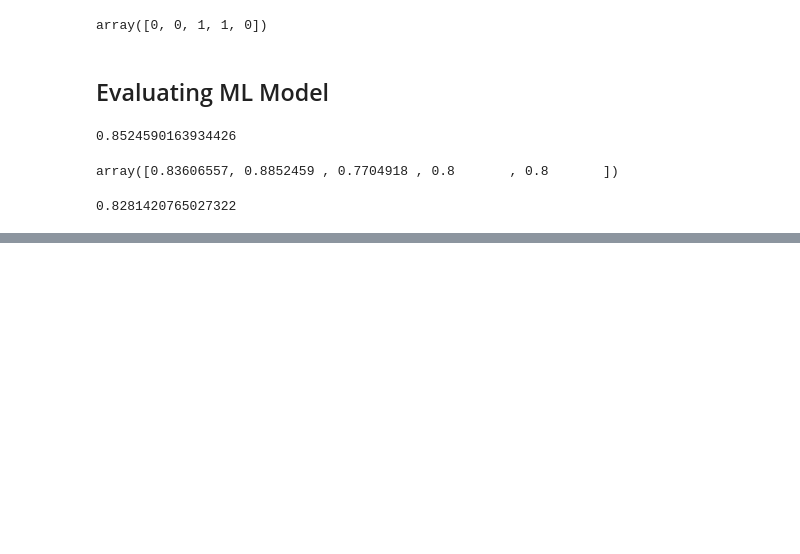
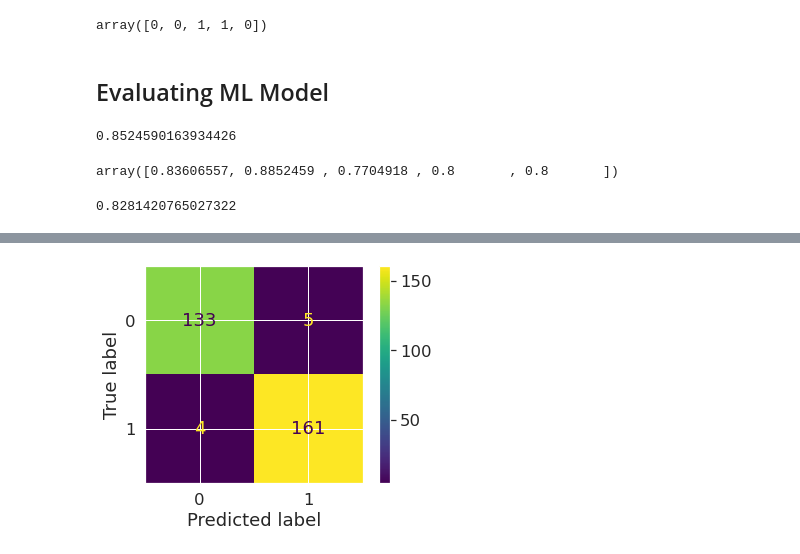
Before and after one commit to mayurvarma14/ml-libraries-demo, a Jupyter notebook: sklearn/Intro to sklearn.ipynb, the cells around one changed output, grey strips where cells are left out. Cells and saved outputs as stored; diff of their text form; code cells hidden in the pictures; blank space fills up the shorter version.

```diff
--- a/sklearn/Intro to sklearn.ipynb
+++ b/sklearn/Intro to sklearn.ipynb
@@ -480,0 +589,6 @@ np.mean(cross_val_score(clf,X,y))
+# %%
+from sklearn.metrics import plot_confusion_matrix
+
+plot_confusion_matrix(clf, X, y);
+# %% [output]
+[figure, added]
```
Also changed, not shown: parts of 25 cells of this notebook.
